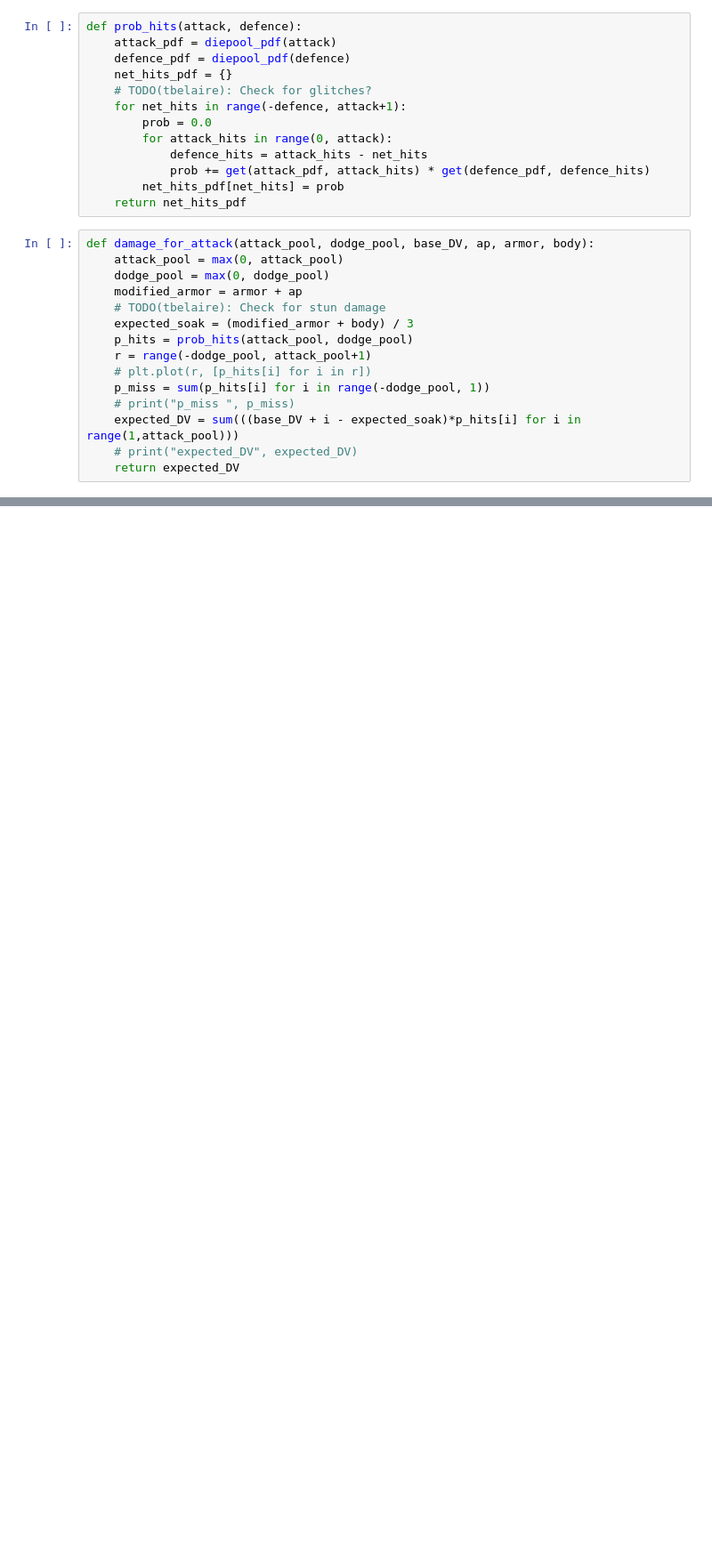
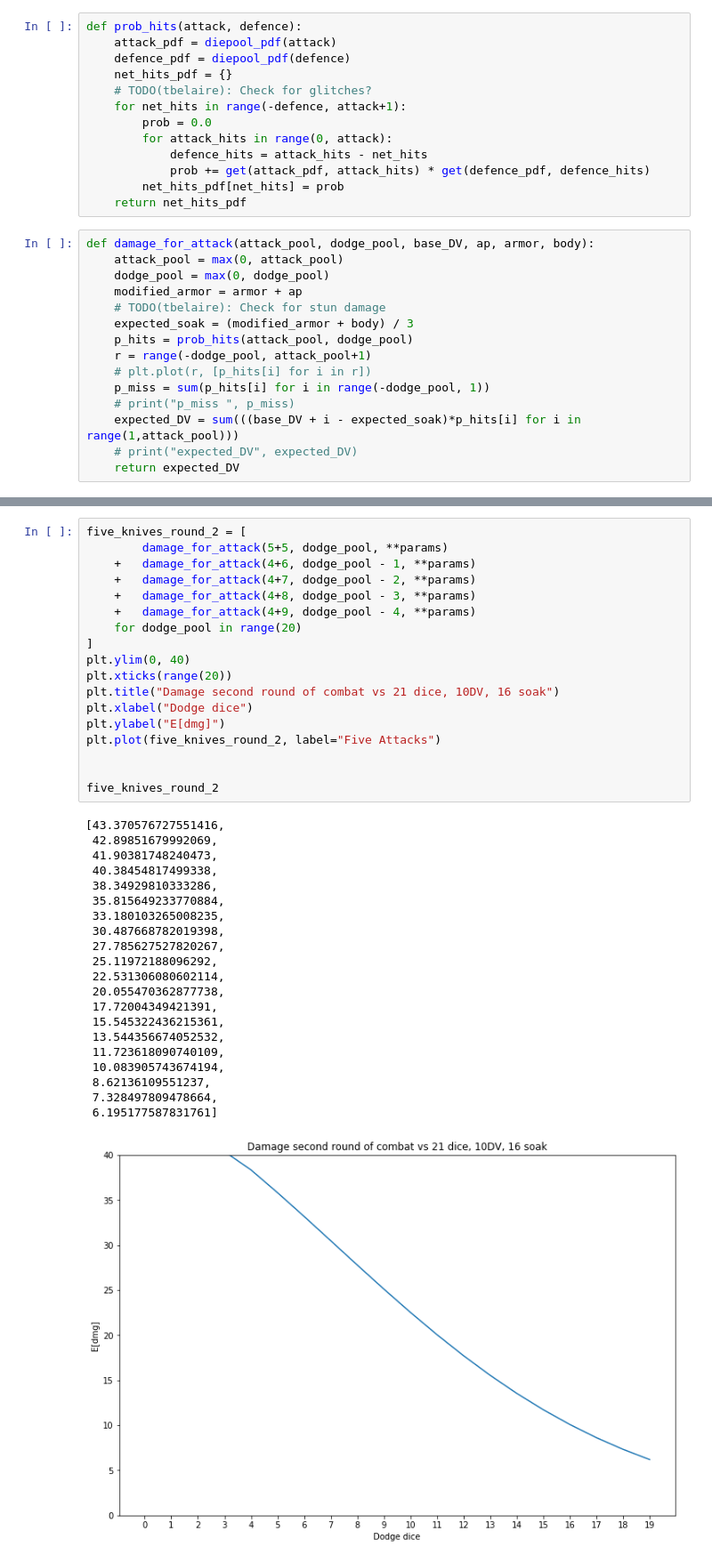
Before and after one commit to tbelaire/shadowrun_jupyter_notebooks, a Jupyter notebook: Damage worksheet.ipynb, the cells around one changed output, grey strips where cells are left out. Shown at 89% size. Cells and saved outputs as stored; diff of their text form; blank space fills up the shorter version.

```diff
--- a/Damage worksheet.ipynb
+++ b/Damage worksheet.ipynb
@@ -122,0 +119,40 @@ plt.legend()
+# %%
+five_knives_round_2 = [
+        damage_for_attack(5+5, dodge_pool, **params)
+    +   damage_for_attack(4+6, dodge_pool - 1, **params)
+    +   damage_for_attack(4+7, dodge_pool - 2, **params)
+    +   damage_for_attack(4+8, dodge_pool - 3, **params)
+    +   damage_for_attack(4+9, dodge_pool - 4, **params)
+    for dodge_pool in range(20)
+]
+plt.ylim(0, 40)
+plt.xticks(range(20))
+plt.title("Damage second round of combat vs 21 dice, 10DV, 16 soak")
+plt.xlabel("Dodge dice")
+plt.ylabel("E[dmg]")
+plt.plot(five_knives_round_2, label="Five Attacks")
+
+
+five_knives_round_2
+# %% [output]
+[43.370576727551416,
+ 42.89851679992069,
+ 41.90381748240473,
+ 40.38454817499338,
+ 38.34929810333286,
+ 35.815649233770884,
+ 33.180103265008235,
+ 30.487668782019398,
+ 27.785627527820267,
+ 25.11972188096292,
+ 22.531306080602114,
+ 20.055470362877738,
+ 17.72004349421391,
+ 15.545322436215361,
+ 13.544356674052532,
+ 11.723618090740109,
+ 10.083905743674194,
+ 8.62136109551237,
+ 7.328497809478664,
+ 6.195177587831761]
+[figure, added]
```
Also changed, not shown: parts of 1 cell of this notebook.
